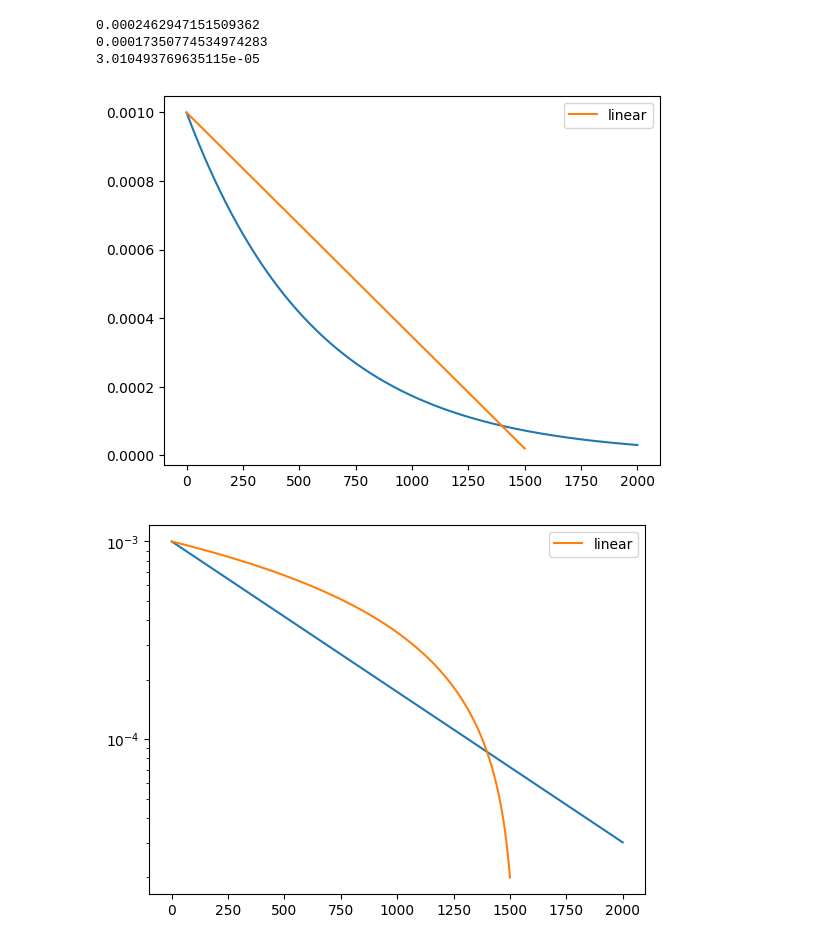
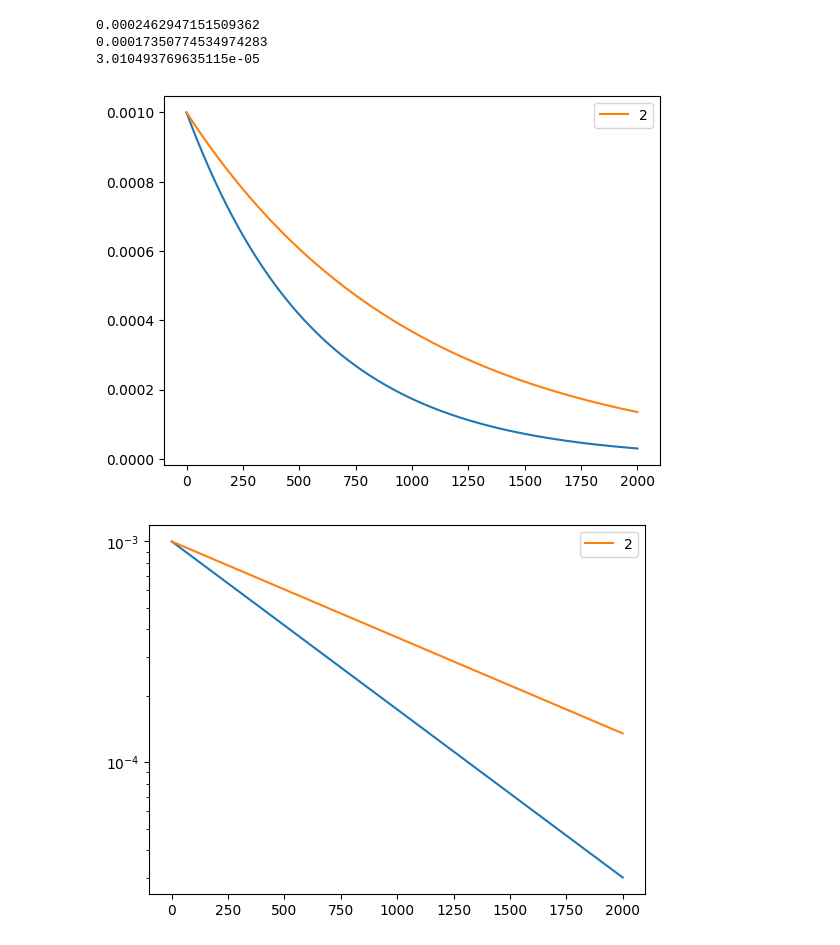
Before and after one commit to matteobonotto/planet-equil, a Jupyter notebook: notebooks/a.ipynb, the cells around one changed output. Cells and saved outputs as stored; diff of their text form; code cells hidden in the pictures.

```diff
--- a/notebooks/a.ipynb
+++ b/notebooks/a.ipynb
@@ -10,43 +10,47 @@ scheduler = ExponentialLR(
     optimizer=optimizer,
     gamma = 1-1.75e-3
 )
 
 lr = [scheduler.get_last_lr()[-1]]
 for _ in range(2000):
     scheduler.step()
     lr.append(scheduler.get_last_lr()[-1])
 
 
 optimizer = Adam(nn.Linear(1,1).parameters(), lr=1e-3)
-scheduler_linear = LinearLR(
-    optimizer,
-    start_factor=1.0,
-    end_factor=0.02,
-    total_iters=1500,
+scheduler = ExponentialLR(
+    optimizer=optimizer,
+    gamma = 1-1e-3
 )
-lr_linear = [scheduler_linear.get_last_lr()[-1]]
-for _ in range(1500):
-    scheduler_linear.step()
-    lr_linear.append(scheduler_linear.get_last_lr()[-1])
+# scheduler_linear = LinearLR(
+#     optimizer,
+#     start_factor=1.0,
+#     end_factor=0.02,
+#     total_iters=1500,
+# )
+lr_2 = [scheduler.get_last_lr()[-1]]
+for _ in range(2000):
+    scheduler.step()
+    lr_2.append(scheduler.get_last_lr()[-1])
 
 print(lr[800])
 print(lr[1000])
 print(lr[-1])
 fig = plt.figure()
 plt.plot(lr)
-plt.plot(lr_linear, label='linear')
+plt.plot(lr_2, label='2')
 plt.legend()
 plt.show()
 
 fig = plt.figure()
 plt.plot(lr)
-plt.plot(lr_linear, label='linear')
+plt.plot(lr_2, label='2')
 plt.yscale('log')
 plt.legend()
 plt.show()
 # %% [output]
 0.0002462947151509362
 0.00017350774534974283
 3.010493769635115e-05
-[figure, old version]
+[figure, new version]
-[figure, old version]
+[figure, new version]
```
Also changed, not shown: 2 other files.
